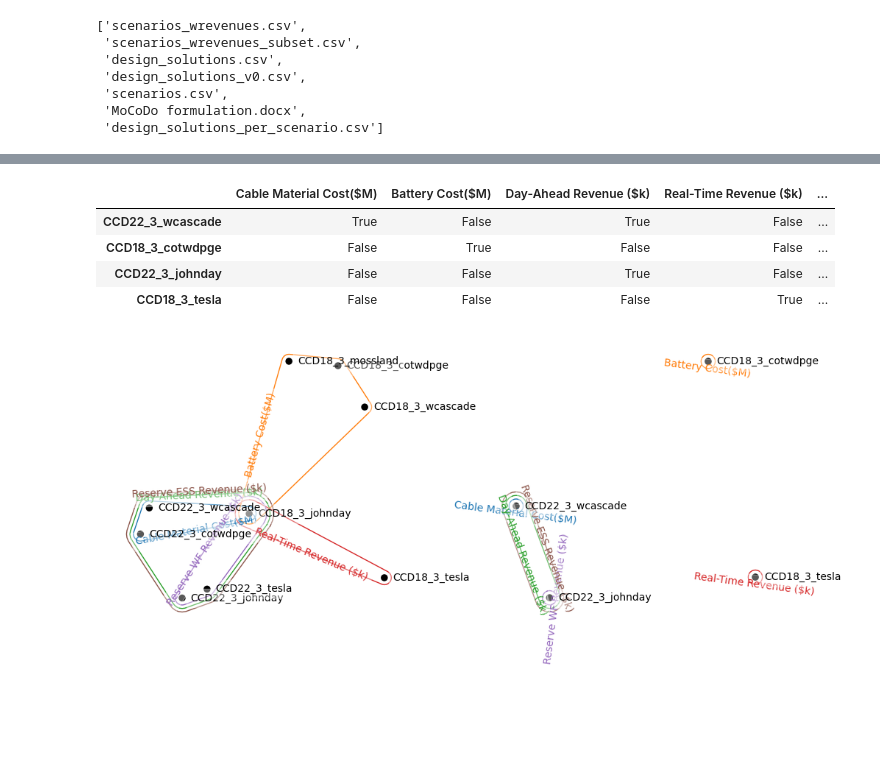
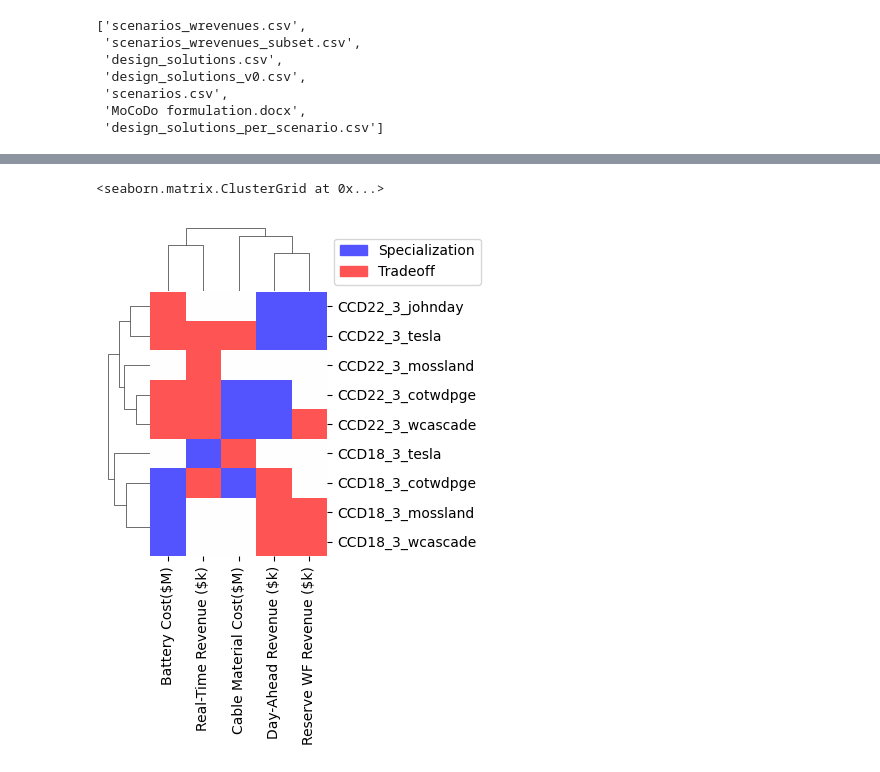
Before and after one commit to pnnl/pyMOODS, a Jupyter notebook: notebooks/Paper Figures.ipynb, the cells around one changed output, grey strips where cells are left out. Cells and saved outputs as stored; diff of their text form; code cells hidden in the pictures; blank space fills up the shorter version.

```diff
--- a/notebooks/Paper Figures.ipynb
+++ b/notebooks/Paper Figures.ipynb
@@ -118,22 +122,5 @@ Index(['CCD22_3_wcascade', 'CCD18_3_cotwdpge', 'CCD22_3_johnday',
-# %%
-self.specialization.loc[self.specializer_cover()]
-# %% [output]
-|  | Cable Material Cost($M) | Battery Cost($M) | Day-Ahead Revenue ($k) | Real-Time Revenue ($k) | ... |
-| CCD22_3_wcascade | True | False | True | False | ... |
-| CCD18_3_cotwdpge | False | True | False | False | ... |
-| CCD22_3_johnday | False | False | True | False | ... |
-| CCD18_3_tesla | False | False | False | True | ... |
-# %%
-import hypernetx as hnx
-
-plt.figure(figsize=(12, 5))
-
-plt.subplot(121)
-H = self.specializers_as_hypergraph(subset=self.specialization.index)
-pos = hnx.draw(H, return_pos=True)
-
-plt.subplot(122)
-H = self.specializers_as_hypergraph(subset=self.specializer_cover())
-hnx.draw(H, pos=pos)
-# %% [output]
-[figure, removed]
+# %%
+self.plot_heatmap(figsize=(4, 5.5))
+# %% [output]
+<seaborn.matrix.ClusterGrid at 0x...>
+[figure, added]
```
Also changed, not shown: parts of 7 cells of this notebook, 1 other file.
